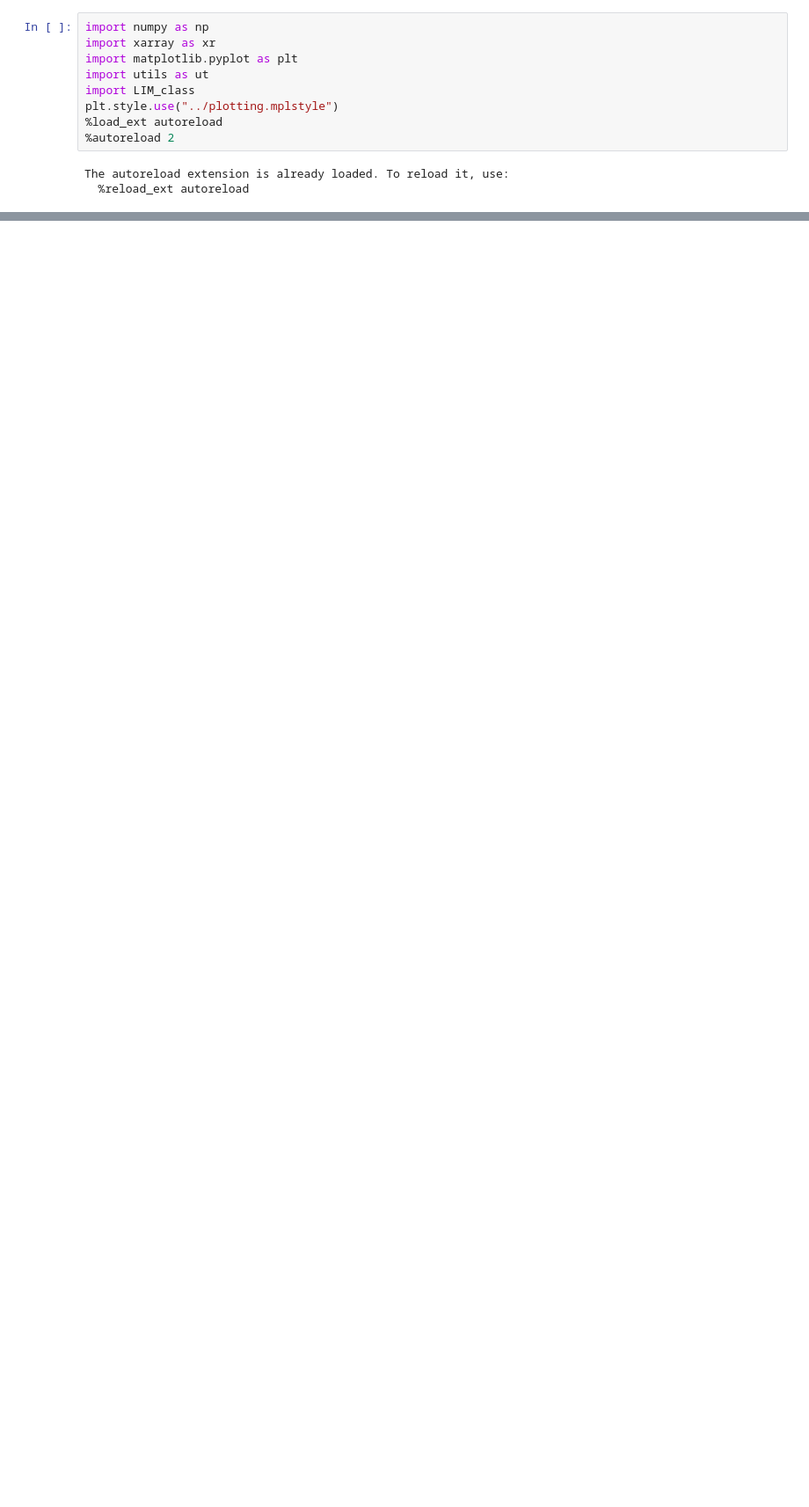
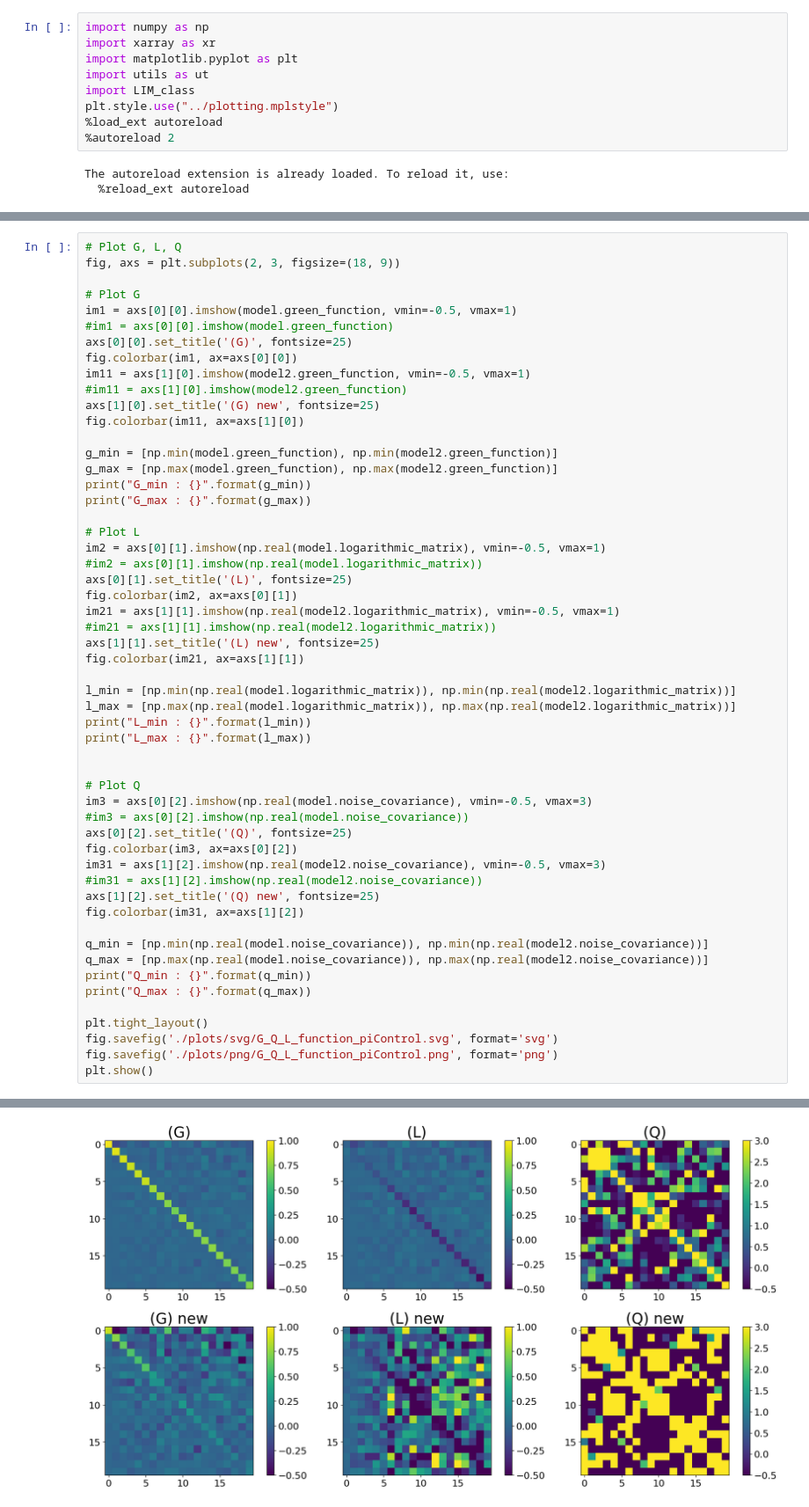
Before and after one commit to Felix6464/ML_Climate_Science_Research_Project, a Jupyter notebook: LIM/lim_plot_testing.ipynb, the cells around one changed output, grey strips where cells are left out. Shown: that part at 88% size. Drawn from its saved outputs; the diff is of its cells as text; blank space fills up the shorter version.

```diff
--- a/LIM/lim_plot_testing.ipynb
+++ b/LIM/lim_plot_testing.ipynb
@@ -162,0 +184,55 @@ No artists with labels found to put in legend.  Note that artists whose label st
+# %%
+# Plot G, L, Q
+fig, axs = plt.subplots(2, 3, figsize=(18, 9))
+
+# Plot G
+im1 = axs[0][0].imshow(model.green_function, vmin=-0.5, vmax=1)
+#im1 = axs[0][0].imshow(model.green_function)
+axs[0][0].set_title('(G)', fontsize=25)
+fig.colorbar(im1, ax=axs[0][0])
+im11 = axs[1][0].imshow(model2.green_function, vmin=-0.5, vmax=1)
+#im11 = axs[1][0].imshow(model2.green_function)
+axs[1][0].set_title('(G) new', fontsize=25)
+fig.colorbar(im11, ax=axs[1][0])
+
+g_min = [np.min(model.green_function), np.min(model2.green_function)]
+g_max = [np.max(model.green_function), np.max(model2.green_function)]
+print("G_min : {}".format(g_min))
+print("G_max : {}".format(g_max))
+
+# Plot L
+im2 = axs[0][1].imshow(np.real(model.logarithmic_matrix), vmin=-0.5, vmax=1)
+#im2 = axs[0][1].imshow(np.real(model.logarithmic_matrix))
+axs[0][1].set_title('(L)', fontsize=25)
+fig.colorbar(im2, ax=axs[0][1])
+im21 = axs[1][1].imshow(np.real(model2.logarithmic_matrix), vmin=-0.5, vmax=1)
+#im21 = axs[1][1].imshow(np.real(model2.logarithmic_matrix))
+axs[1][1].set_title('(L) new', fontsize=25)
+fig.colorbar(im21, ax=axs[1][1])
+
+l_min = [np.min(np.real(model.logarithmic_matrix)), np.min(np.real(model2.logarithmic_matrix))]
+l_max = [np.max(np.real(model.logarithmic_matrix)), np.max(np.real(model2.logarithmic_matrix))]
+print("L_min : {}".format(l_min))
+print("L_max : {}".format(l_max))
+
+
+# Plot Q
+im3 = axs[0][2].imshow(np.real(model.noise_covariance), vmin=-0.5, vmax=3)
+#im3 = axs[0][2].imshow(np.real(model.noise_covariance))
+axs[0][2].set_title('(Q)', fontsize=25)
+fig.colorbar(im3, ax=axs[0][2])
+im31 = axs[1][2].imshow(np.real(model2.noise_covariance), vmin=-0.5, vmax=3)
+#im31 = axs[1][2].imshow(np.real(model2.noise_covariance))
+axs[1][2].set_title('(Q) new', fontsize=25)
+fig.colorbar(im31, ax=axs[1][2])
+
+q_min = [np.min(np.real(model.noise_covariance)), np.min(np.real(model2.noise_covariance))]
+q_max = [np.max(np.real(model.noise_covariance)), np.max(np.real(model2.noise_covariance))]
+print("Q_min : {}".format(q_min))
+print("Q_max : {}".format(q_max))
+
+plt.tight_layout()
+fig.savefig('./plots/svg/G_Q_L_function_piControl.svg', format='svg')
+fig.savefig('./plots/png/G_Q_L_function_piControl.png', format='png')
+plt.show()
+# %% [output]
@@ -162,0 +245 @@ No artists with labels found to put in legend.  Note that artists whose label st
+[figure, added]
```
Also changed, not shown: parts of 8 cells of this notebook, 3 other files.
